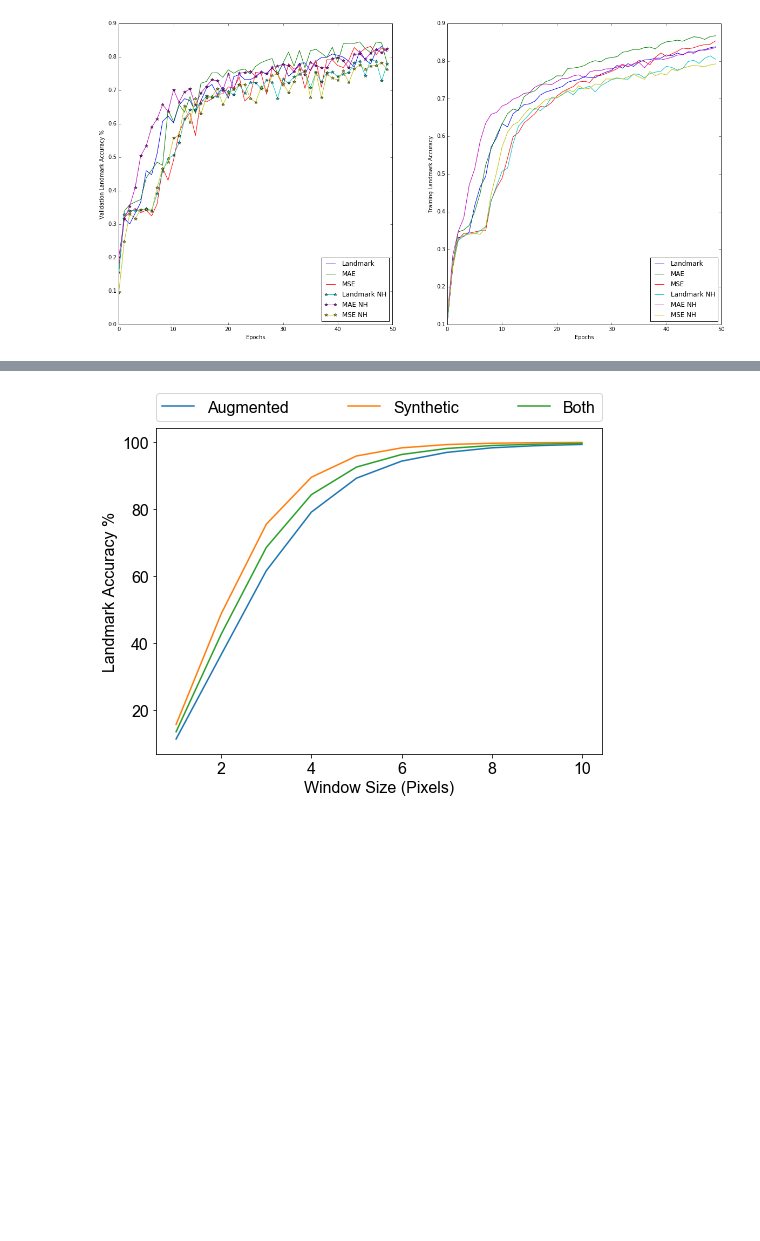
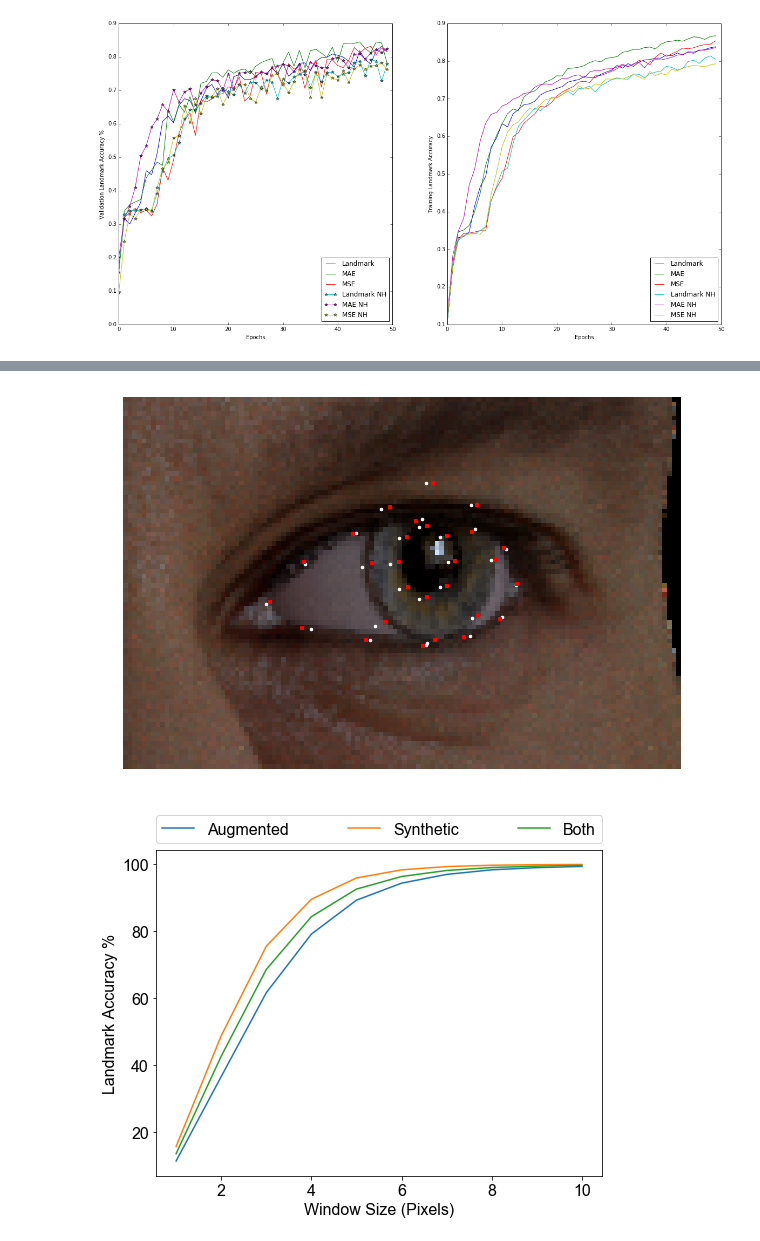
Before and after one commit to danakianfar/landmark_detection, a Jupyter notebook: evaluation.ipynb, the cells around one changed output, grey strips where cells are left out. Cells and saved outputs as stored; diff of their text form; code cells hidden in the pictures; blank space fills up the shorter version.

```diff
--- a/evaluation.ipynb
+++ b/evaluation.ipynb
@@ -66,7 +67,9 @@ def landmark_loss(y_true, y_pred):
     return K.mean( K.square(y_true - y_pred) * K.sigmoid( K.abs(y_true - y_pred) - 1 ), axis=-1)
 
 def model_predict(model, test_inputs, num_samples, output_dims):
+    t0 = time.time()
     pred = model.predict(test_inputs)
+    print(time.time() - t0)
     return np.reshape(pred, (num_samples, 28, output_dims))
 
 def load_model_and_predict(filepath, test_inputs, custom_objects, num_samples, output_dims=2):
@@ -356,6 +405,8 @@ preds_all = model_predict(model, bw_all_test_inputs, len(bw_all_test_inputs['inp
 # %%
 i = np.random.choice(len(preds_augmented))
-plot_2d_landmarks(augmented_images_test[i,:,:,:], augmented_ldmks_2d_test[i,:,:], preds_augmented[i,:,:])
+plot_2d_landmarks(images_test[i,:,:,:], ldmks_2d_test[i,:,:], preds_synthetic[i,:,:])
+# %% [output]
+[figure, added]
 # %%
 window_sizes = list(range(1, 11))
 
```
Also changed, not shown: parts of 4 cells of this notebook, 54 other files.
